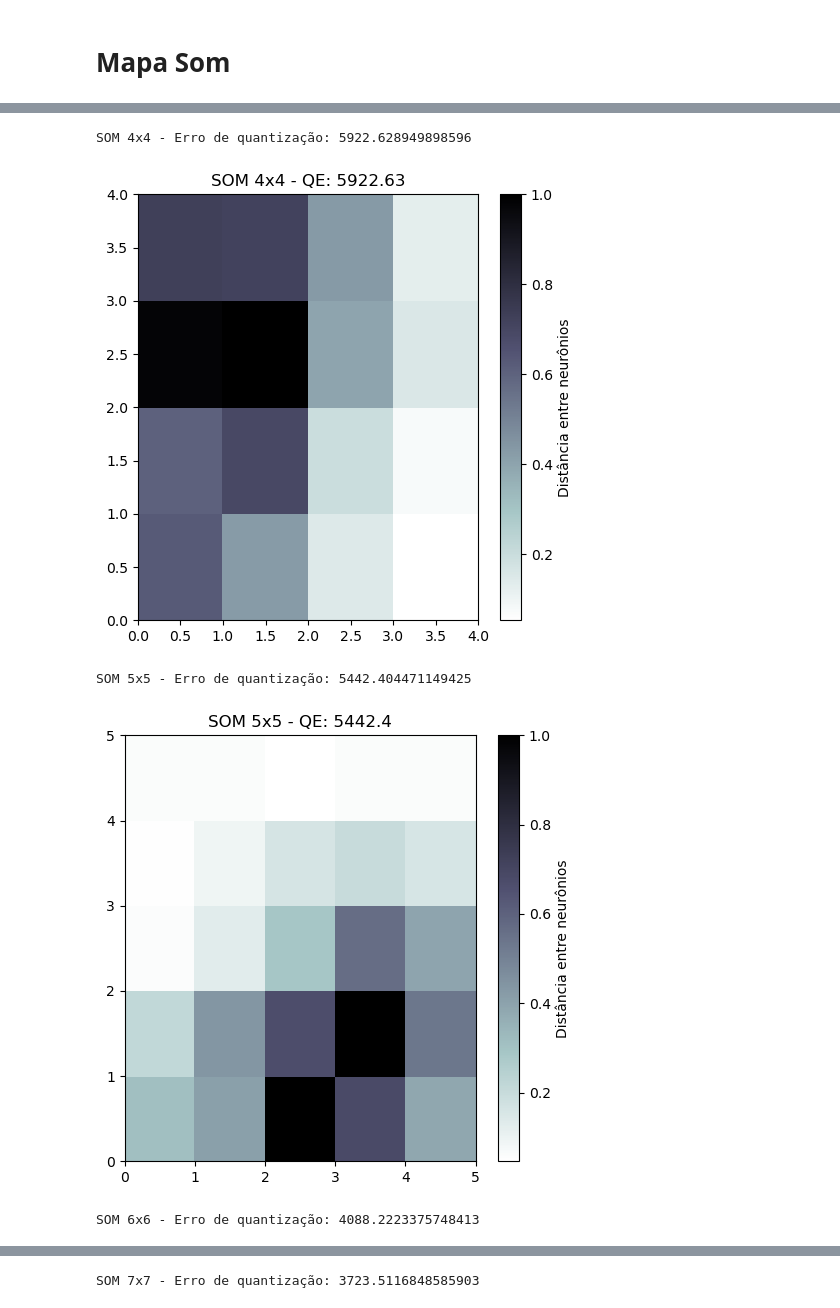
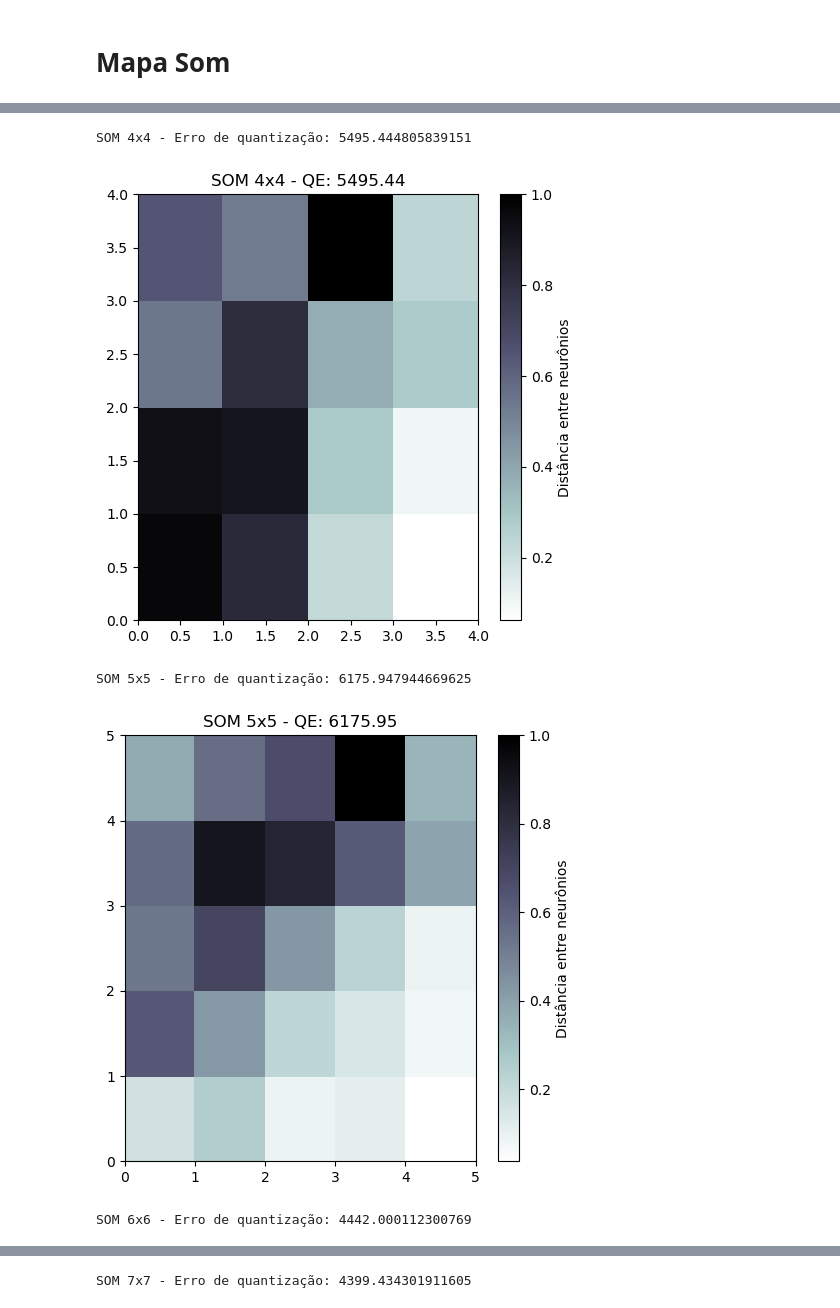
Before and after one commit to GabihSantana/python-datasus, a Jupyter notebook: projetoObitosAlzheimer.ipynb, the cells around one changed output, grey strips where cells are left out. Cells and saved outputs as stored; diff of their text form; code cells hidden in the pictures.

```diff
--- a/projetoObitosAlzheimer.ipynb
+++ b/projetoObitosAlzheimer.ipynb
@@ -939,3 +937,12 @@ df_training = df.drop(['LINHAA', 'LINHAB', 'LINHAC', 'LINHAD', 'LINHAII'], axis=
+# %%
+df_training = df[
+    [
+        'LINHAA_1', 'LINHAA_2', 'LINHAA_3', 'LINHAA_4', 'LINHAB_1', 'LINHAB_2', 'LINHAB_3', 'LINHAB_4',
+        'LINHAC_1', 'LINHAC_2', 'LINHAC_3', 'LINHAC_4', 'LINHAD_1', 'LINHAD_2', 'LINHAD_3', 'LINHAD_4',
+        'LINHAII_1', 'LINHAII_2', 'LINHAII_3', 'LINHAII_4', 'LINHAII_5', 'LINHAII_6', 'LINHAII_7', 'LINHAII_8', 'LINHAII_9',
+        'CAUSABAS', 'CAUSABAS_O'
+    ]
+]
 # %% [markdown]
 # Mapa Som
 # %%
@@ -983,10 +1005,9 @@ df_normalized = RobustScaler().fit_transform(df_training)
 som_x = 6
 som_y = 6
 # %%
-# Criar o SOM
+# Criar o SOM - Manhattan
 
-som = MiniSom(x=som_x, y=som_y, input_len=df_normalized.shape[1], sigma=1.0, learning_rate=0.5,
-              neighborhood_function='gaussian')
+som = MiniSom(x=som_x, y=som_y, input_len=df_normalized.shape[1], sigma=1.0, learning_rate=0.5, activation_distance='manhattan')
 # %%
 # Inicialização aleatória - Pesos extraídos aleatoriamente
 
@@ -1011,7 +1032,7 @@ erro = []
 sizes = []
 
 for i in range(2, 15):
-    som = MiniSom(i, i, input_len=df_normalized.shape[1], sigma=1.0, learning_rate=0.5,neighborhood_function='gaussian')
+    som = MiniSom(i, i, input_len=df_normalized.shape[1], sigma=1.0, learning_rate=0.5, activation_distance='manhattan')
     som.train_random(df_normalized, 5000)
     qe = som.quantization_error(df_normalized)
     erro.append(qe)
@@ -1032,5 +1053,5 @@ SOM 3x3 - Erro de quantização: 6760.645347047333
-SOM 4x4 - Erro de quantização: 5922.628949898596
+SOM 4x4 - Erro de quantização: 5495.444805839151
-[figure, old version]
+[figure, new version]
-SOM 5x5 - Erro de quantização: 5442.404471149425
+SOM 5x5 - Erro de quantização: 6175.947944669625
-[figure, old version]
+[figure, new version]
-SOM 6x6 - Erro de quantização: 4088.2223375748413
+SOM 6x6 - Erro de quantização: 4442.000112300769
@@ -1038 +1059 @@ SOM 6x6 - Erro de quantização: 4088.2223375748413
-SOM 7x7 - Erro de quantização: 3723.5116848585903
+SOM 7x7 - Erro de quantização: 4399.434301911605
```
Also changed, not shown: parts of 21 cells of this notebook.
